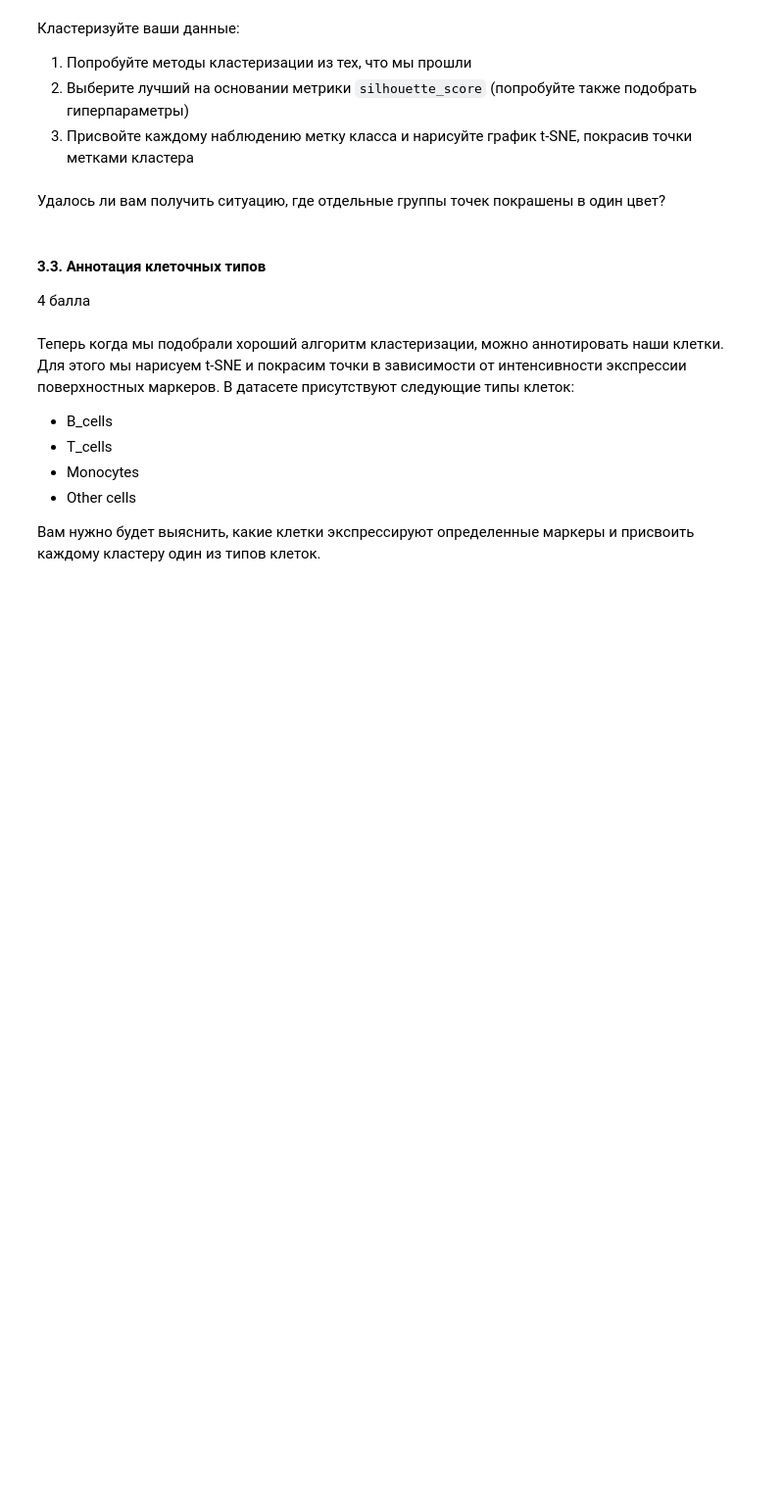
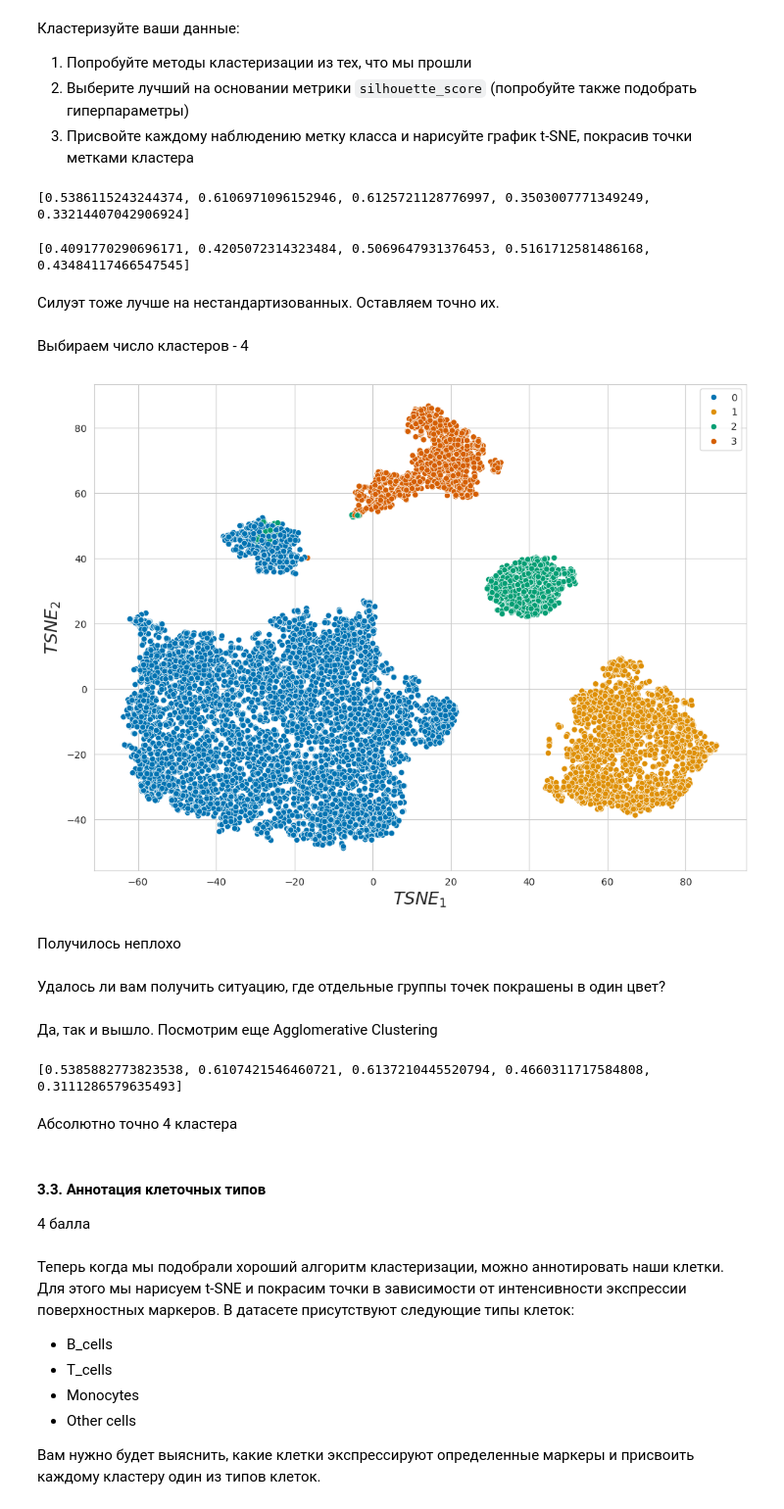
Before and after one commit to grishchenkoira/BI-ml-2024-homeworks, a Jupyter notebook: HW3/Cluster_tSNE.ipynb, the cells around one changed output. Shown at 98% size. Drawn from its saved outputs; the diff is of its cells as text; code cells hidden in the pictures; blank space fills up the shorter version.

```diff
--- a/HW3/Cluster_tSNE.ipynb
+++ b/HW3/Cluster_tSNE.ipynb
@@ -486,8 +496,60 @@ tsne_res = plot_tsne(fc_data)
 1. Попробуйте методы кластеризации из тех, что мы прошли
 2. Выберите лучший на основании метрики `silhouette_score` (попробуйте также подобрать гиперпараметры)
 3. Присвойте каждому наблюдению метку класса и нарисуйте график t-SNE, покрасив точки метками кластера
+# %%
+clustering_method = KMeans
+
+y_pred = []
+score = []
+
+for cluster_number in range(2,7):
+  cl_method = clustering_method(cluster_number)
+  y_pred.append(cl_method.fit_predict(fc_data_no_outl))
+  score.append(silhouette_score(fc_data_no_outl, cl_method.fit_predict(fc_data_no_outl)))
+print(score)
+# %% [output]
+[0.5386115243244374, 0.6106971096152946, 0.6125721128776997, 0.3503007771349249, 0.33214407042906924]
+# %%
+clustering_method = KMeans
+
+y_pred_st = []
+score_st = []
+
+for cluster_number in range(2,7):
+  cl_method = clustering_method(cluster_number)
+  y_pred_st.append(cl_method.fit_predict(fc_data_no_outl_stand_df))
+  score_st.append(silhouette_score(fc_data_no_outl_stand_df, cl_method.fit_predict(fc_data_no_outl_stand_df)))
+print(score_st)
+# %% [output]
+[0.4091770290696171, 0.4205072314323484, 0.5069647931376453, 0.5161712581486168, 0.43484117466547545]
+# %% [markdown]
+Силуэт тоже лучше на нестандартизованных. Оставляем точно их.
+# %% [markdown]
+Выбираем число кластеров - 4
+# %%
+plot_tsne(fc_data_no_outl, n_iter = 1500, perplexity=60, color=y_pred[2]);
+# %% [output]
+[figure, added]
+# %% [markdown]
+Получилось неплохо
 # %% [markdown]
 Удалось ли вам получить ситуацию, где отдельные группы точек покрашены в один цвет?
+# %% [markdown]
+Да, так и вышло. Посмотрим еще Agglomerative Clustering
+# %%
+clustering_method = AgglomerativeClustering
+y_pred_agg = []
+score_agg = []
+
+for cluster_number in range(2,7):
+  cl_method = clustering_method(cluster_number)
+  y_pred_agg.append(cl_method.fit_predict(fc_data_no_outl))
+  score_agg.append(silhouette_score(fc_data_no_outl, cl_method.fit_predict(fc_data_no_outl)))
+print(score_agg)
+# %% [output]
+[0.5385882773823538, 0.6107421546460721, 0.6137210445520794, 0.4660311717584808, 0.3111286579635493]
+# %% [markdown]
+Абсолютно точно 4 кластера
 # %% [markdown]
 #### 3.3. Аннотация клеточных типов
 
```
Also changed, not shown: parts of 18 cells of this notebook.
